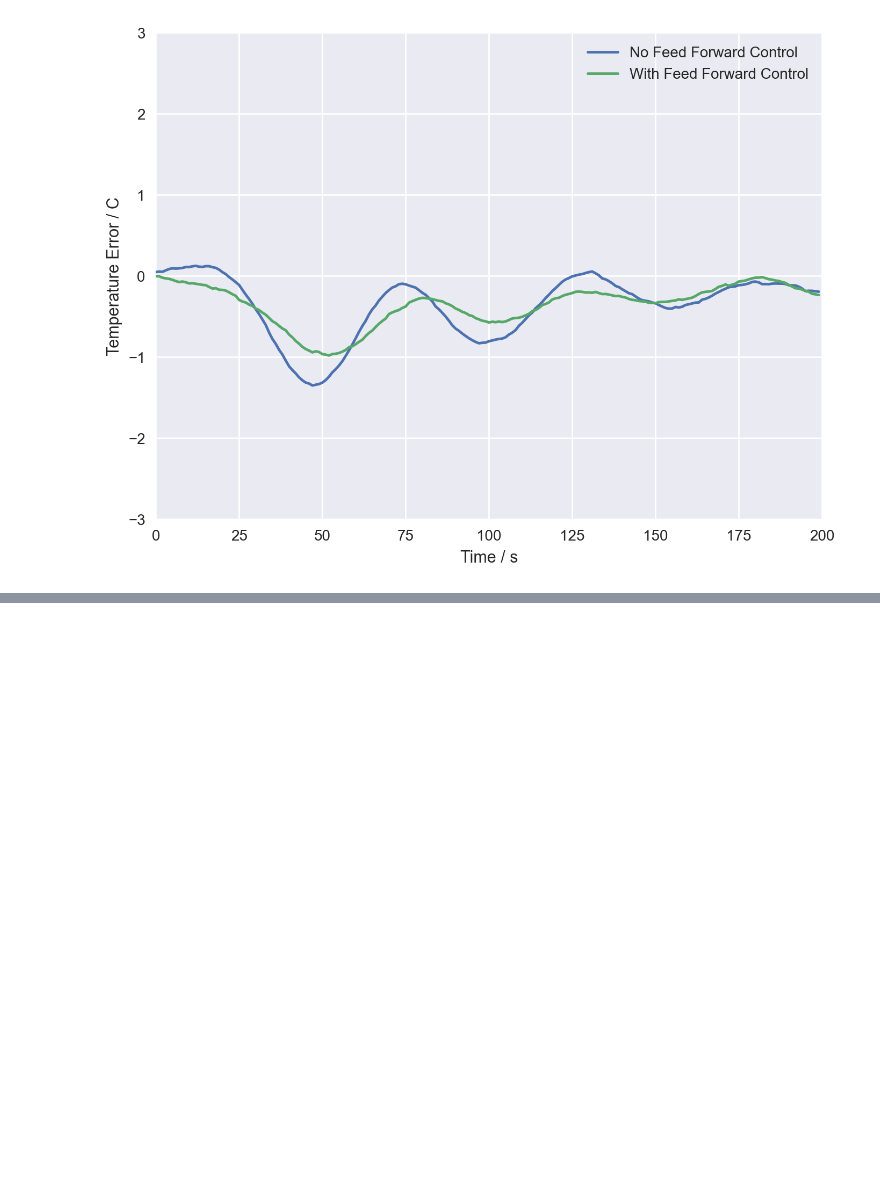
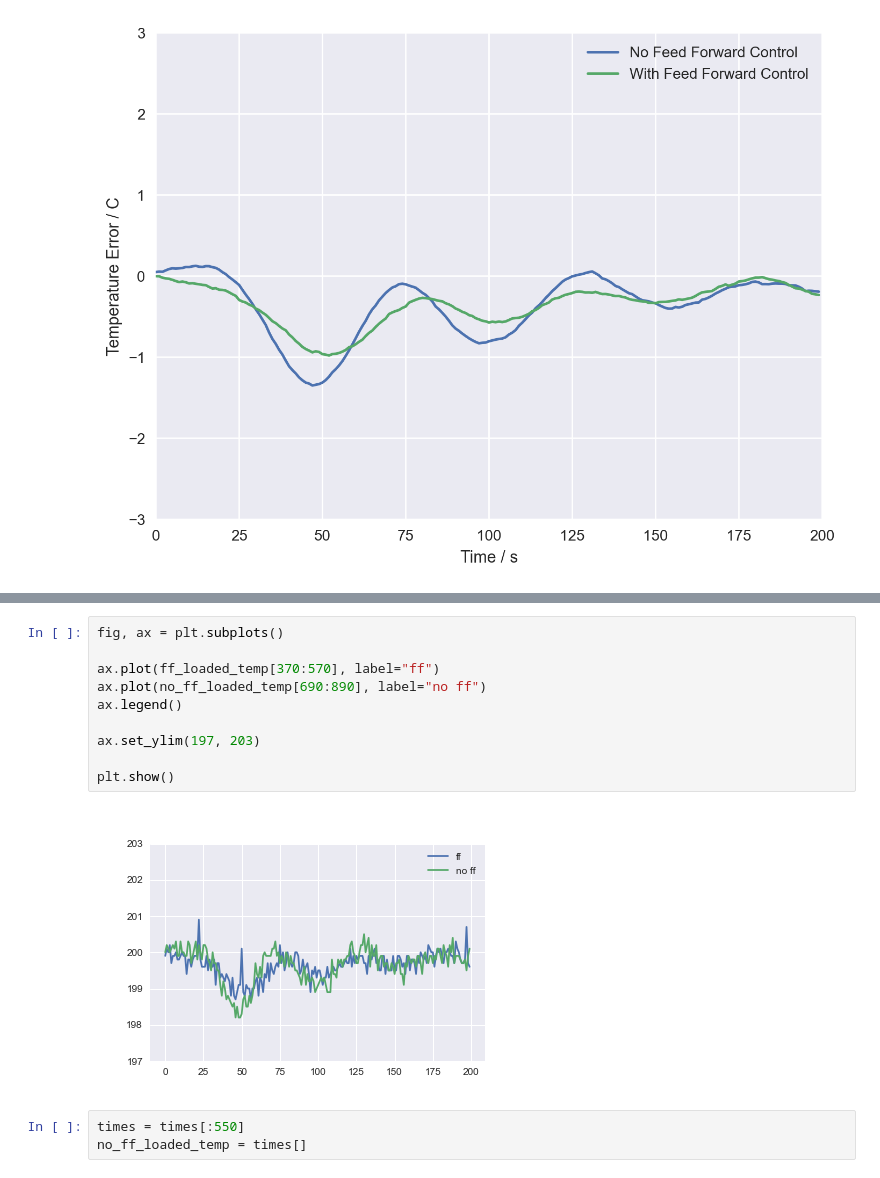
Before and after one commit to Guppy16/3D-printer-control, a Jupyter notebook: plot_analysis.ipynb, the cells around one changed output, grey strips where cells are left out. Saved outputs shown, nothing was run; the diff lists cells and outputs as text; blank space fills up the shorter version.

```diff
--- a/plot_analysis.ipynb
+++ b/plot_analysis.ipynb
@@ -83,0 +152,15 @@ print(np.mean(np.square(TFF)))
+# %%
+fig, ax = plt.subplots()
+
+ax.plot(ff_loaded_temp[370:570], label="ff")
+ax.plot(no_ff_loaded_temp[690:890], label="no ff")
+ax.legend()
+
+ax.set_ylim(197, 203)
+
+plt.show()
+# %% [output]
+[figure, added]
+# %%
+times = times[:550]
+no_ff_loaded_temp = times[]
```
Also changed, not shown: parts of 13 cells of this notebook, 18 other files.
